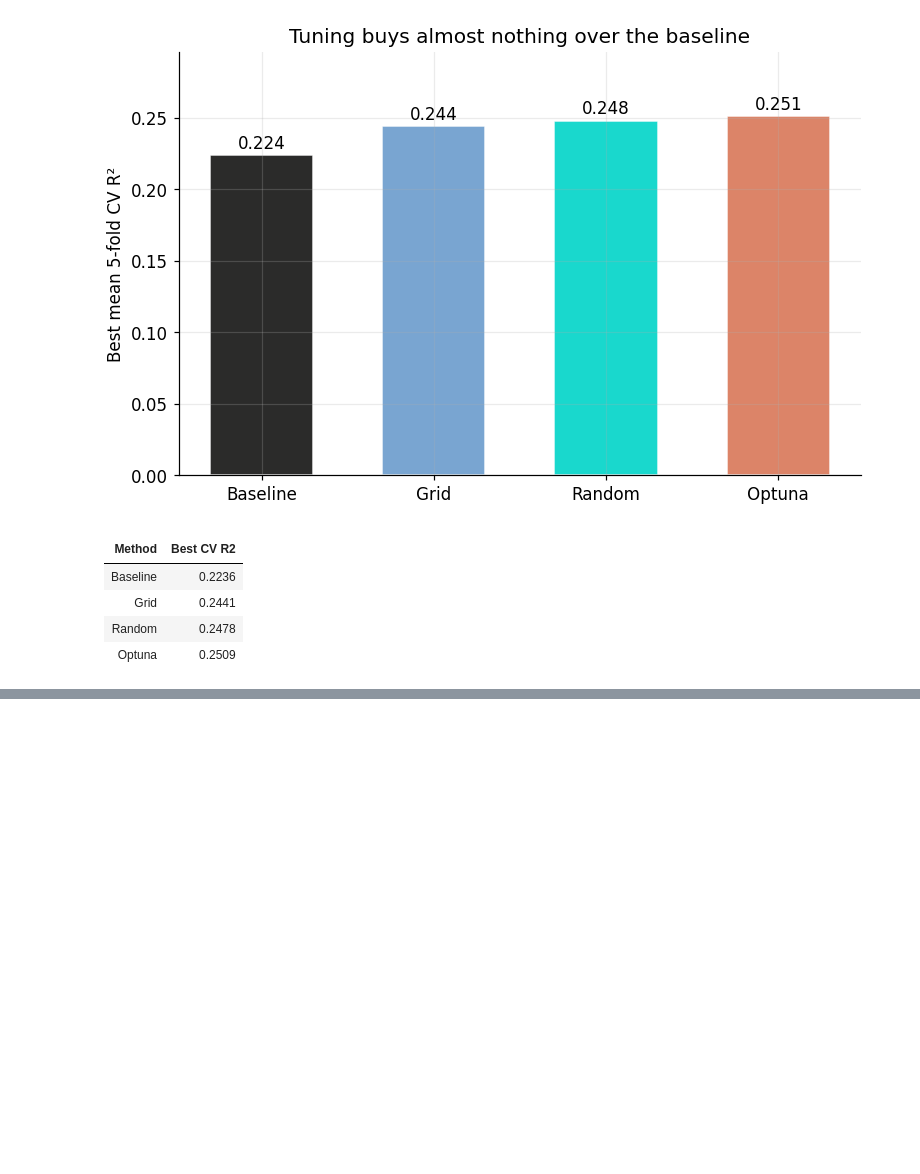
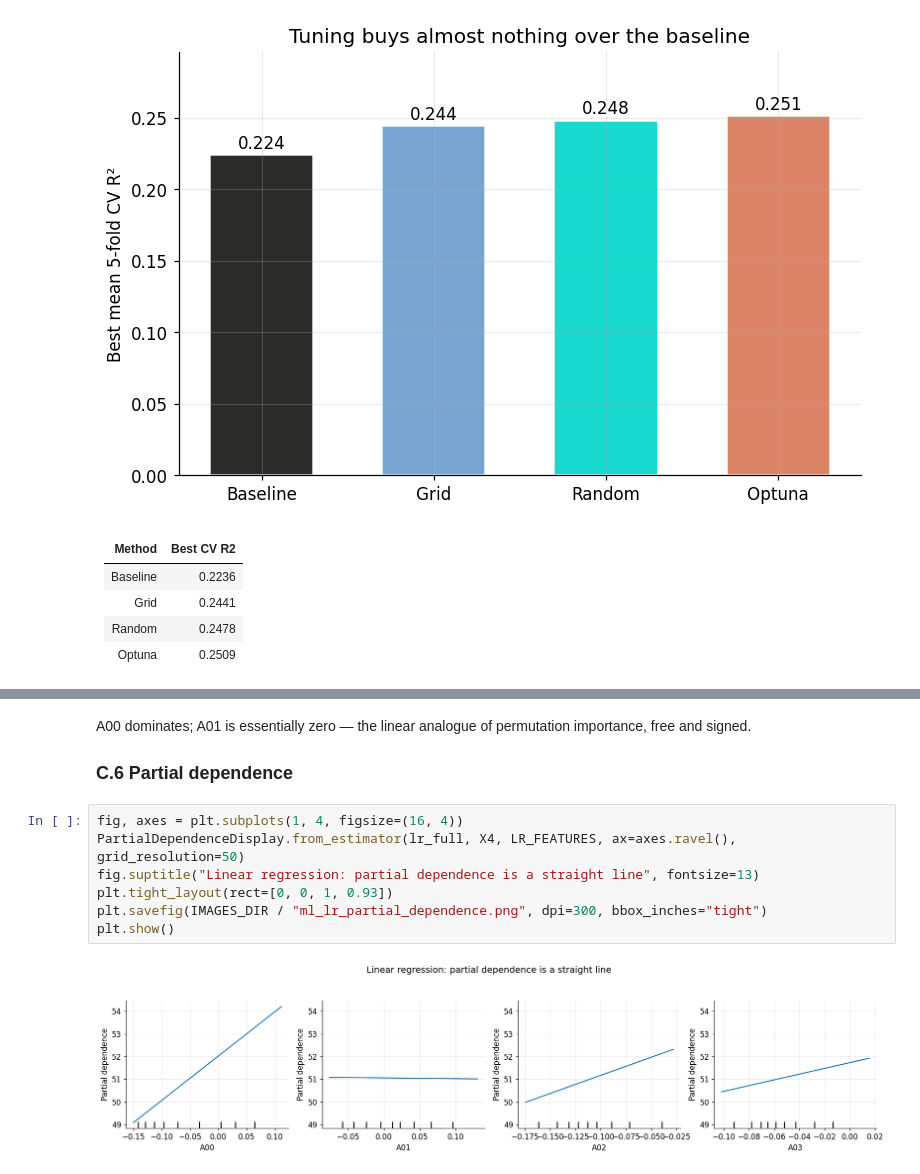
Before and after one commit to cmg777/claude4data, a Jupyter notebook: notebooks/notebook-04.ipynb, the cells around one changed output, grey strips where cells are left out. Saved outputs shown, nothing was run; the diff lists cells and outputs as text; blank space fills up the shorter version.

```diff
--- a/notebooks/notebook-04.ipynb
+++ b/notebooks/notebook-04.ipynb
@@ -578,0 +697,13 @@ The methods rank as theory predicts (Optuna ≥ random ≥ grid for equal budget
+# %% [markdown]
+A00 dominates; A01 is essentially zero — the linear analogue of permutation importance, free and signed.
+
+### C.6 Partial dependence
+# %%
+fig, axes = plt.subplots(1, 4, figsize=(16, 4))
+PartialDependenceDisplay.from_estimator(lr_full, X4, LR_FEATURES, ax=axes.ravel(), grid_resolution=50)
+fig.suptitle("Linear regression: partial dependence is a straight line", fontsize=13)
+plt.tight_layout(rect=[0, 0, 1, 0.93])
+plt.savefig(IMAGES_DIR / "ml_lr_partial_dependence.png", dpi=300, bbox_inches="tight")
+plt.show()
+# %% [output]
+[figure, added]
```
Also changed, not shown: parts of 12 cells of this notebook, 5 other files.
